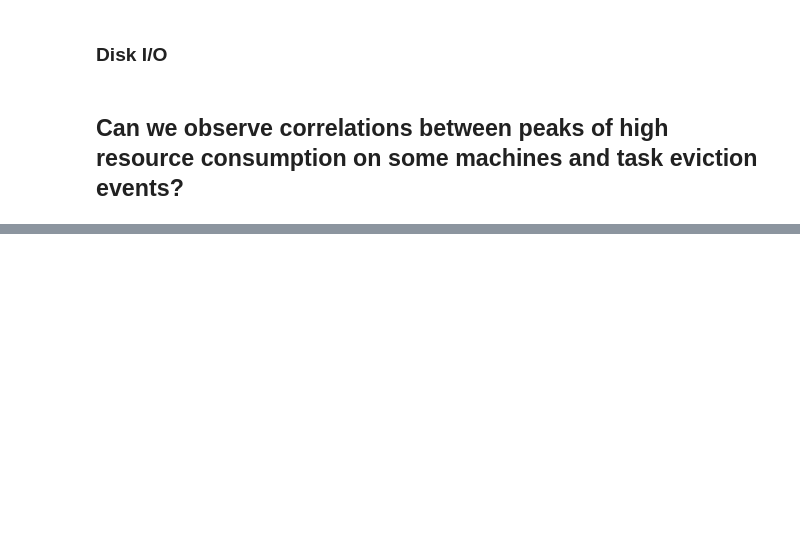
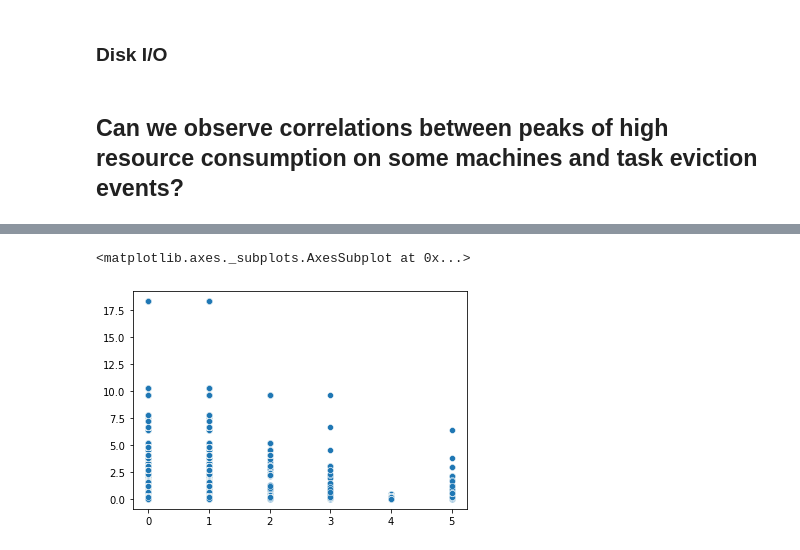
Before and after one commit to templierw/spark_lab, a Jupyter notebook: lab.ipynb, the cells around one changed output, grey strips where cells are left out. Drawn from its saved outputs; the diff is of its cells as text; code cells hidden in the pictures; blank space fills up the shorter version.

```diff
--- a/lab.ipynb
+++ b/lab.ipynb
@@ -254,0 +252,15 @@ mem_cons_avg.take(10)
+# %%
+max_cpu_task = task_usage.select(['job_id', 'maximum_cpu_rate'])\
+                         .mapValues(lambda x: float(x))\
+                         .reduceByKey(max)
+# %%
+from pyspark.sql import SparkSession
+spark = SparkSession(sc)
+
+te = task_events.select(['job_id', 'event_type'])
+max_cpu_evt = te.join(max_cpu_task).map(lambda x: (int(x[1][0]), x[1][1])).collect()
+# %%
+sns.scatterplot(x=[x[0] for x in max_cpu_evt], y=[x[1] for x in max_cpu_evt])
+# %% [output]
+<matplotlib.axes._subplots.AxesSubplot at 0x...>
+[figure, added]
```
Also changed, not shown: parts of 3 cells of this notebook.
